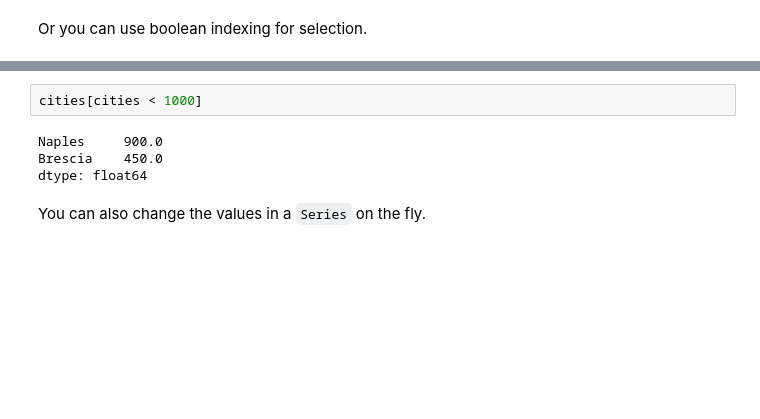
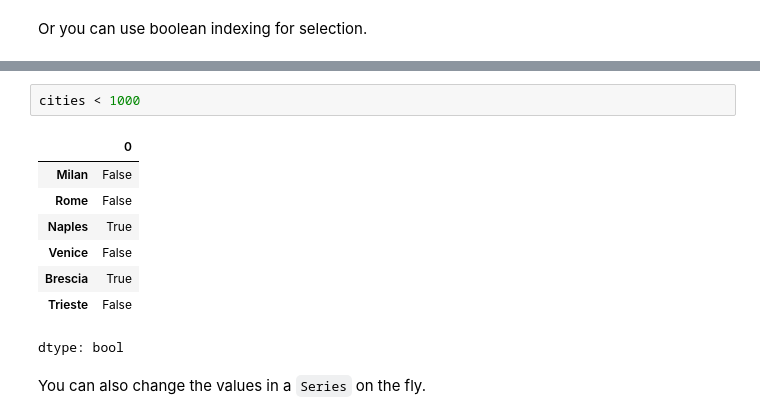
Before and after one commit to PatrickPasolini/MLDM_Lab, a Jupyter notebook: Python-Introduction/05a-pandas-titanic.ipynb, the cells around one changed output, grey strips where cells are left out. Drawn from its saved outputs; the diff is of its cells as text; blank space fills up the shorter version.

```diff
--- a/Python-Introduction/05a-pandas-titanic.ipynb
+++ b/Python-Introduction/05a-pandas-titanic.ipynb
@@ -113,9 +124,14 @@ Or you can use boolean indexing for selection.
 # %%
-cities[cities < 1000]
+cities < 1000
 # %% [output]
+|  | 0 |
+| Milan | False |
+| Rome | False |
+| Naples | True |
+| Venice | False |
+| Brescia | True |
+| Trieste | False |
-Naples     900.0
-Brescia    450.0
-dtype: float64
+dtype: bool
 # %% [markdown]
 You can also change the values in a `Series` on the fly.
 # %%
```
Also changed, not shown: parts of 34 cells of this notebook.
